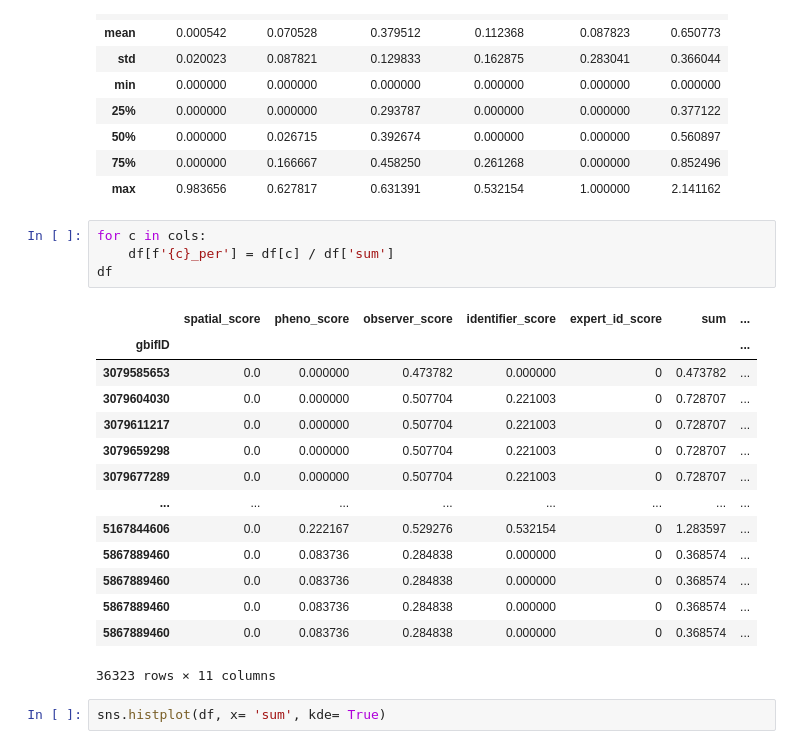
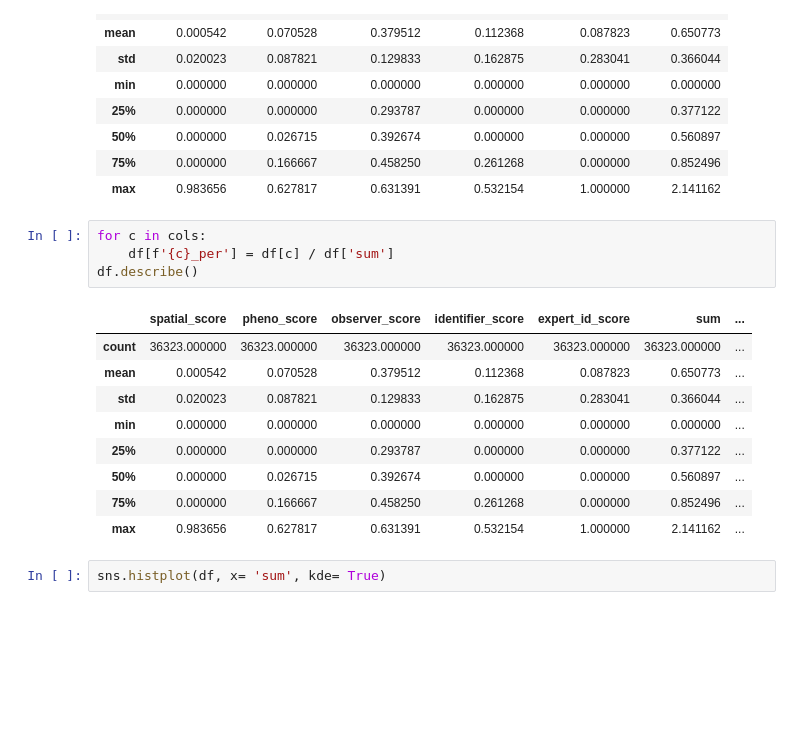
Before and after one commit to etiennegodin/CScorer, a Jupyter notebook: notebooks/eda/score.ipynb, the cells around one changed output. Cells and saved outputs as stored; diff of their text form; blank space fills up the shorter version.

```diff
--- a/notebooks/eda/score.ipynb
+++ b/notebooks/eda/score.ipynb
@@ -56,22 +56,17 @@ df.describe()
 # %%
 for c in cols:
     df[f'{c}_per'] = df[c] / df['sum']
-df
+df.describe()
 # %% [output]
 |  | spatial_score | pheno_score | observer_score | identifier_score | expert_id_score | sum | ... |
-| gbifID |  |  |  |  |  |  | ... |
-| 3079585653 | 0.0 | 0.000000 | 0.473782 | 0.000000 | 0 | 0.473782 | ... |
-| 3079604030 | 0.0 | 0.000000 | 0.507704 | 0.221003 | 0 | 0.728707 | ... |
-| 3079611217 | 0.0 | 0.000000 | 0.507704 | 0.221003 | 0 | 0.728707 | ... |
-| 3079659298 | 0.0 | 0.000000 | 0.507704 | 0.221003 | 0 | 0.728707 | ... |
-| 3079677289 | 0.0 | 0.000000 | 0.507704 | 0.221003 | 0 | 0.728707 | ... |
-| ... | ... | ... | ... | ... | ... | ... | ... |
-| 5167844606 | 0.0 | 0.222167 | 0.529276 | 0.532154 | 0 | 1.283597 | ... |
-| 5867889460 | 0.0 | 0.083736 | 0.284838 | 0.000000 | 0 | 0.368574 | ... |
-| 5867889460 | 0.0 | 0.083736 | 0.284838 | 0.000000 | 0 | 0.368574 | ... |
-| 5867889460 | 0.0 | 0.083736 | 0.284838 | 0.000000 | 0 | 0.368574 | ... |
-| 5867889460 | 0.0 | 0.083736 | 0.284838 | 0.000000 | 0 | 0.368574 | ... |
+| count | 36323.000000 | 36323.000000 | 36323.000000 | 36323.000000 | 36323.000000 | 36323.000000 | ... |
+| mean | 0.000542 | 0.070528 | 0.379512 | 0.112368 | 0.087823 | 0.650773 | ... |
+| std | 0.020023 | 0.087821 | 0.129833 | 0.162875 | 0.283041 | 0.366044 | ... |
+| min | 0.000000 | 0.000000 | 0.000000 | 0.000000 | 0.000000 | 0.000000 | ... |
+| 25% | 0.000000 | 0.000000 | 0.293787 | 0.000000 | 0.000000 | 0.377122 | ... |
+| 50% | 0.000000 | 0.026715 | 0.392674 | 0.000000 | 0.000000 | 0.560897 | ... |
+| 75% | 0.000000 | 0.166667 | 0.458250 | 0.261268 | 0.000000 | 0.852496 | ... |
+| max | 0.983656 | 0.627817 | 0.631391 | 0.532154 | 1.000000 | 2.141162 | ... |
-36323 rows × 11 columns
 # %%
 sns.histplot(df, x= 'sum', kde= True)
 # %% [output]
```
Also changed, not shown: 3 other files.
